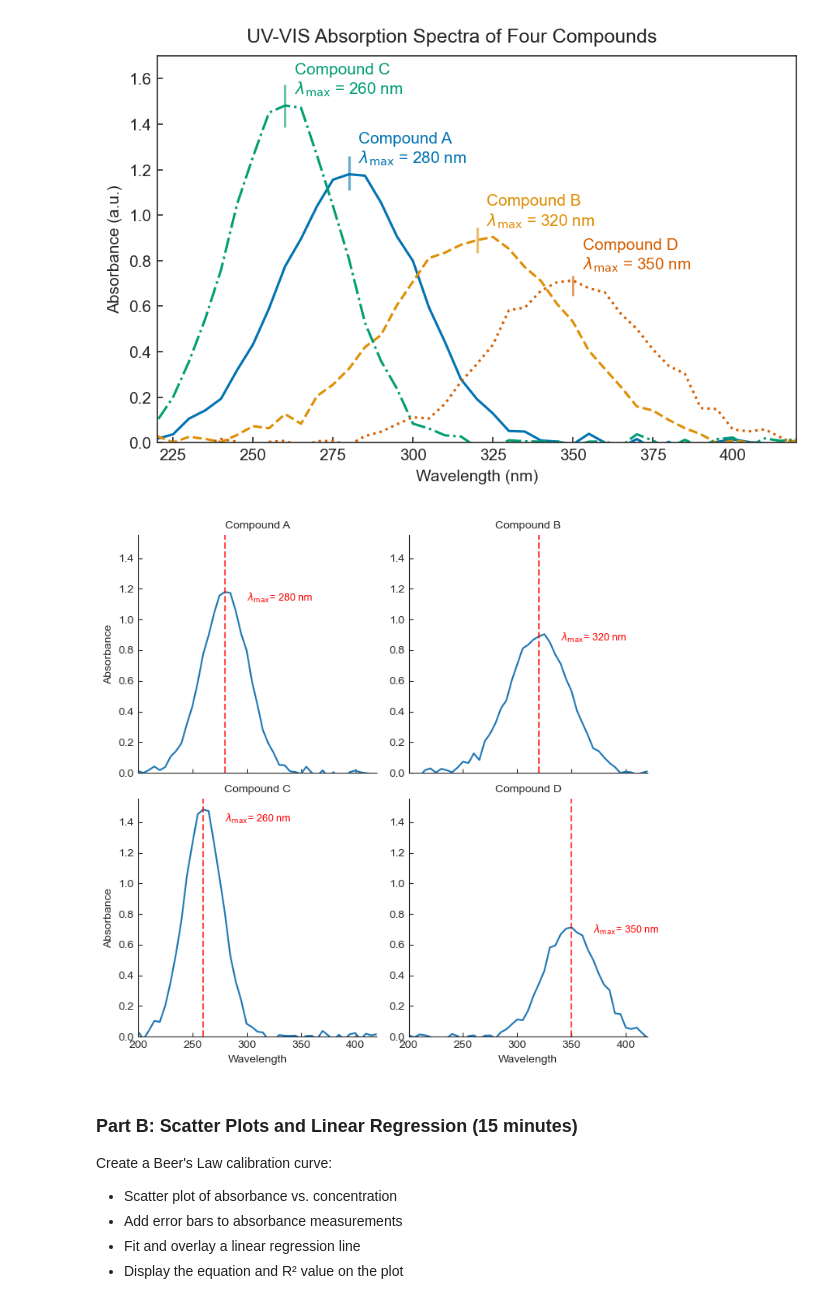
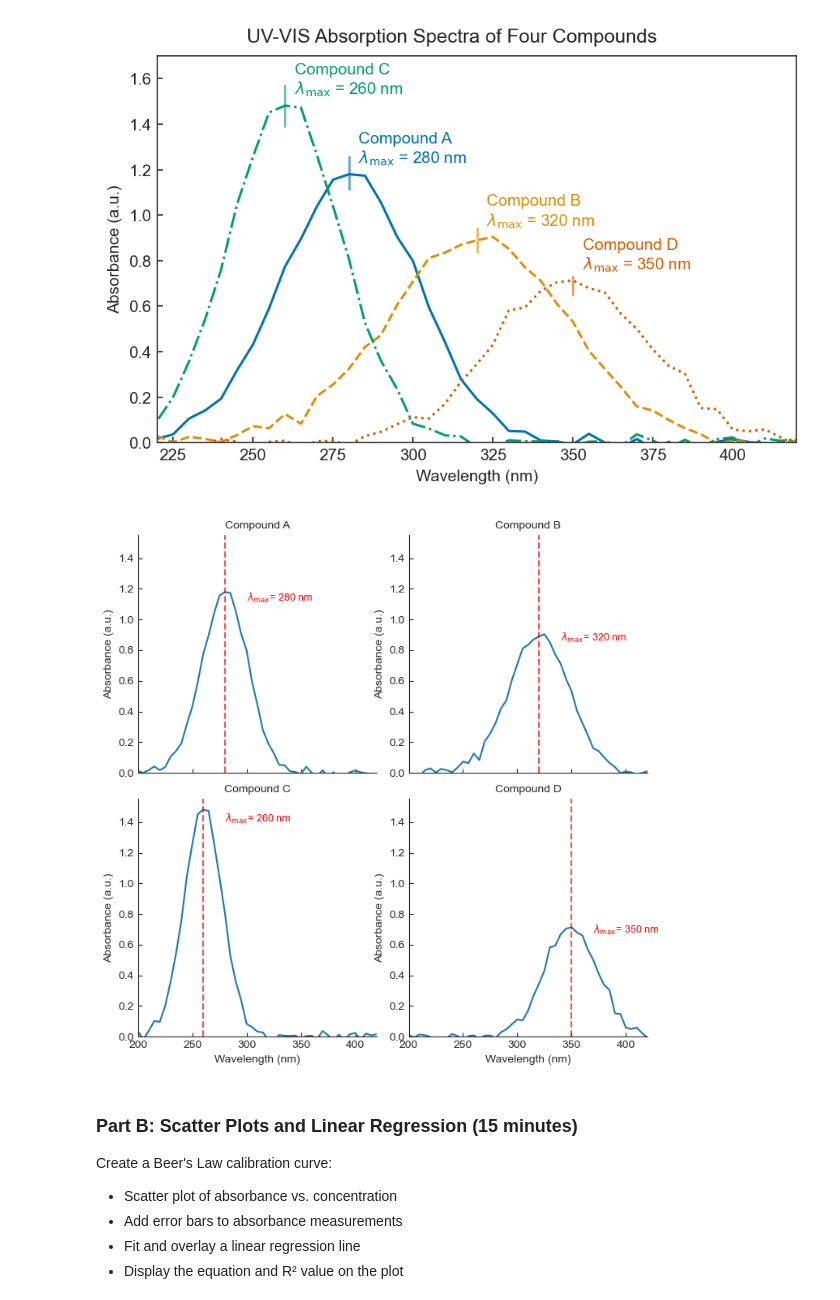
Before and after one commit to schoergj/DSA103, a Jupyter notebook: exercises/lecture_18_visualisation/exercise_18_solution.ipynb, the cells around one changed output. Saved outputs shown, nothing was run; the diff lists cells and outputs as text; code cells hidden in the pictures.

```diff
--- a/exercises/lecture_18_visualisation/exercise_18_solution.ipynb
+++ b/exercises/lecture_18_visualisation/exercise_18_solution.ipynb
@@ -491,34 +491,36 @@ ax.set_ylim(0, 1.7)
 # %%
 # Build DataFrame for Seaborn - melt into long table
 
 df_uv = pd.DataFrame({"Wavelength": wavelengths})
 
 for compound in compounds:
     df_uv[compound] = compounds[compound]
 
 df_uv = df_uv.melt(id_vars="Wavelength", var_name="Compound", value_name="Absorbance")
 
 # plot as facetgrid
 g = sns.FacetGrid(df_uv, col="Compound", col_wrap=2, height=3.5, sharey=False)
 g.set_titles(
     "{col_name}"
 )  # https://stackoverflow.com/questions/59970311/is-there-a-way-to-specify-subplots-titles-in-facetgrid-seaborn
 
 g.map_dataframe(sns.lineplot, x="Wavelength", y="Absorbance")
 
 # Add lambda_max line + annotation for each subplot
 for ax, compound in zip(g.axes.flatten(), df_uv["Compound"].unique()):
     key = compound.split()[-1]  # A, B, C, D
     lam = lambda_max[key]
 
     ax.axvline(lam, color="red", linestyle="--", alpha=0.7)
     ax.text(
         lam + 20, 0.9 * ax.get_ylim()[1], r"$\lambda_\mathrm{max}$" f"= {lam} nm", fontsize=9, color="red"
     )
     ax.set_xlim(200, 420)
     ax.set_ylim(0, 1.55)
+    ax.set_xlabel("Wavelength (nm)")
+    ax.set_ylabel("Absorbance (a.u.)")
 # %% [output]
-[figure, old version]
+[figure, new version]
 # %% [markdown]
 ### Part B: Scatter Plots and Linear Regression (15 minutes)
 
```
Also changed, not shown: parts of 4 cells of this notebook, 4 other files.
